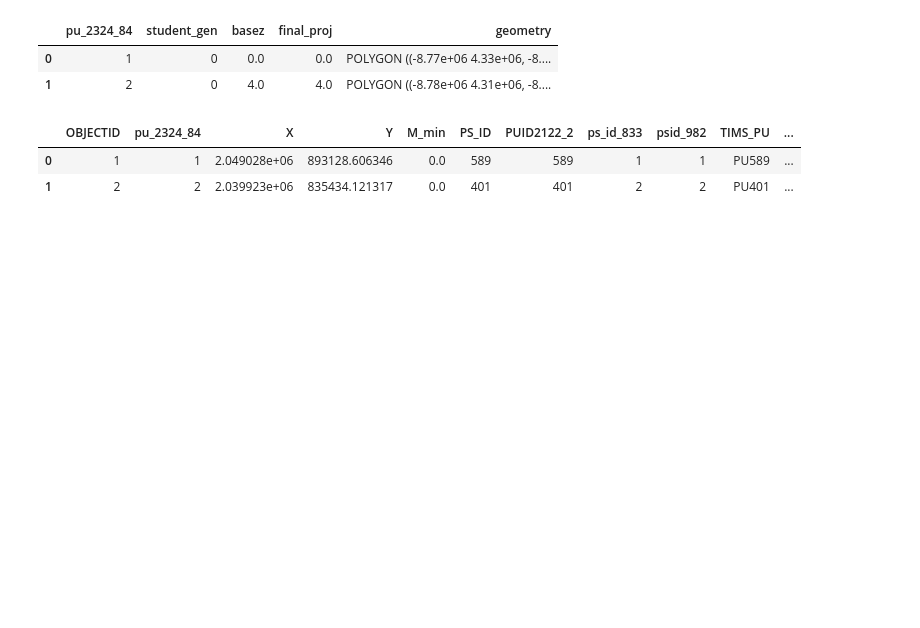
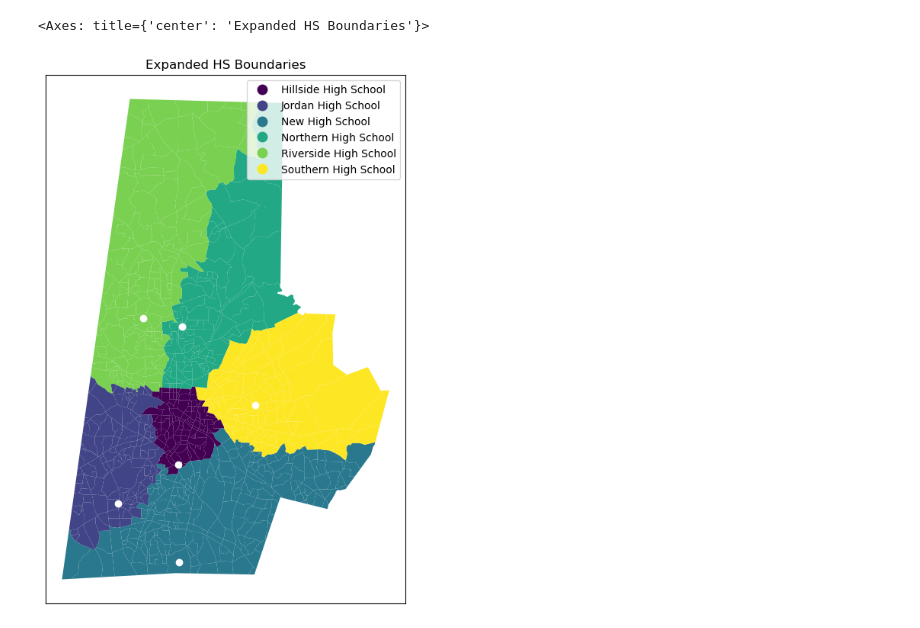
Before and after one commit to olublin/DPS-Planning, a Jupyter notebook: heuristic_add.ipynb, the cells around one changed output. Drawn from its saved outputs; the diff is of its cells as text; code cells hidden in the pictures; blank space fills up the shorter version.

```diff
--- a/heuristic_add.ipynb
+++ b/heuristic_add.ipynb
@@ -5,0 +8,6 @@ import matplotlib.pyplot as plt
+# %%
+#hs_2028_geo = gpd.read_file(r'C:\\Users\\olubl\\OneDrive\\College\\Data+\\DPS-Planning\\GIS_files\\pu_with_proj_SPLIT.geojson').to_crs(epsg=3857)
+
+#hs_full_geo contains the count, base and student gen for all planning units
+hs_full_geo = gpd.read_file(r'C:\\Users\\olubl\\OneDrive\\College\\Data+\\DPS-Planning\\GIS_files\\hs_full_geo.geojson').to_crs(epsg=3857)
+hs_full_geo.head(2)
@@ -5,0 +42,4 @@ import matplotlib.pyplot as plt
+# %%
+#local copies of dfs
+local_hs_full_geo = hs_full_geo.copy()
+local_dps_base_hs = dps_base_hs.copy()
@@ -5,0 +105,20 @@ import matplotlib.pyplot as plt
+# %%
+#plot assigned boundaries
+
+fig,ax = plt.subplots(figsize = (7,9))
+
+local_hs_full_geo.plot(
+    column='assign',
+    ax = ax,
+    cmap = 'viridis',
+    legend = True
+)
+
+ax.set_xticks([])
+ax.set_yticks([])
+
+plt.title('Expanded HS Boundaries')
+local_dps_base_hs.plot(ax=plt.gca(), color = 'white')
+# %% [output]
+<Axes: title={'center': 'Expanded HS Boundaries'}>
+[figure, added]
@@ -6,7 +132,3 @@ import matplotlib.pyplot as plt
 # %%
-hs_2028_geo = gpd.read_file(r'C:\\Users\\olubl\\OneDrive\\College\\Data+\\DPS-Planning\\GIS_files\\pu_with_proj_SPLIT.geojson').to_crs(epsg=3857)
-hs_2028_geo.head(2)
+ms_full_geo = gpd.read_file(r'C:\\Users\\olubl\\OneDrive\\College\\Data+\\DPS-Planning\\GIS_files\\ms_full_geo.geojson').to_crs(epsg=3857)
+local_ms_full_geo = ms_full_geo.copy()
-# %% [output]
-|  | pu_2324_84 | student_gen | basez | final_proj | geometry |
-| 0 | 1 | 0 | 0.0 | 0.0 | POLYGON ((-8.77e+06 4.33e+06, -8.... |
-| 1 | 2 | 0 | 4.0 | 4.0 | POLYGON ((-8.78e+06 4.31e+06, -8.... |
@@ -21,9 +135 @@ dps_base_hs = dps_base_hs.reset_index()
-# %%
-dps_pu = gpd.read_file(r'C:\\Users\\olubl\\OneDrive\\College\\Data+\\DPS-Planning\\GIS_Files\\pu_2324_SPLIT.geojson').rename(columns={'pu_2324_848':'pu_2324_84'})
-dps_pu = dps_pu.to_crs(epsg = 3857).sort_values(by='pu_2324_84')
-dps_pu.head(2)
-# %% [output]
-|  | OBJECTID | pu_2324_84 | X | Y | M_min | PS_ID | PUID2122_2 | ps_id_833 | psid_982 | TIMS_PU | ... |
-| 0 | 1 | 1 | 2.049028e+06 | 893128.606346 | 0.0 | 589 | 589 | 1 | 1 | PU589 | ... |
-| 1 | 2 | 2 | 2.039923e+06 | 835434.121317 | 0.0 | 401 | 401 | 2 | 2 | PU401 | ... |
 # %%
```
Also changed, not shown: parts of 11 cells of this notebook.
